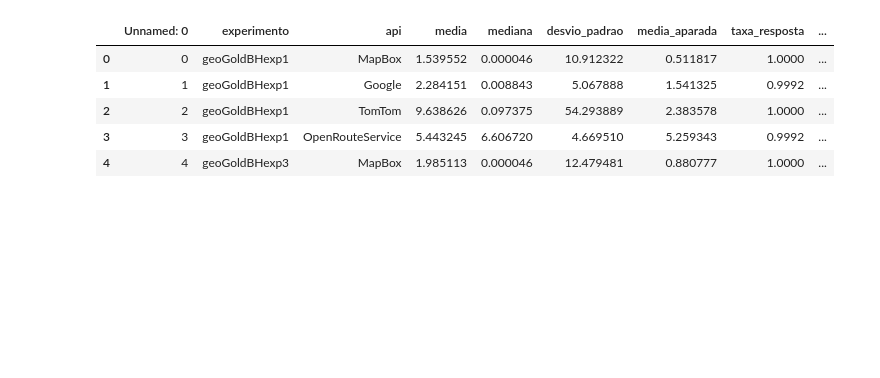
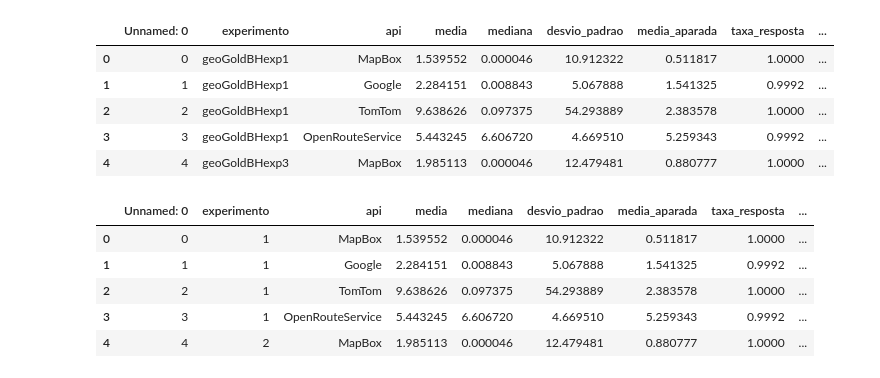
Before and after one commit to AnaLuiza241/analises-apis, a Jupyter notebook: Análise da APIS SP/construcaomapas.ipynb, the cells around one changed output. Cells and saved outputs as stored; diff of their text form; code cells hidden in the pictures; blank space fills up the shorter version.

```diff
--- a/Análise da APIS SP/construcaomapas.ipynb
+++ b/Análise da APIS SP/construcaomapas.ipynb
@@ -15,6 +13,33 @@ metricas.head()
 | 2 | 2 | geoGoldBHexp1 | TomTom | 9.638626 | 0.097375 | 54.293889 | 2.383578 | 1.0000 | ... |
 | 3 | 3 | geoGoldBHexp1 | OpenRouteService | 5.443245 | 6.606720 | 4.669510 | 5.259343 | 0.9992 | ... |
 | 4 | 4 | geoGoldBHexp3 | MapBox | 1.985113 | 0.000046 | 12.479481 | 0.880777 | 1.0000 | ... |
+# %%
+substituicoes = {
+    'geoGoldBHexp1': '1',
+    'geoGoldBHexp3': '2',
+    'geoGoldBHexp4': '2b',
+    'geoGoldBHexp5': '3',
+    'geoGoldBHexp6': '3b',
+    'geoGoldBHexp7': '4',
+    'geoGoldBHexp8': '4b',
+    'geoGoldBHexp9': '5',
+    'geoGoldBHexp10': '5b'
+}
+
+# Substituir os valores conforme o dicionário
+metricas['experimento'] = metricas['experimento'].map(substituicoes).fillna(metricas['experimento'])
+
+# Salvar o arquivo com as substituições
+metricas.to_csv('metricas_atualizado.csv', index=False)
+
+metricas.head()
+# %% [output]
+|  | Unnamed: 0 | experimento | api | media | mediana | desvio_padrao | media_aparada | taxa_resposta | ... |
+| 0 | 0 | 1 | MapBox | 1.539552 | 0.000046 | 10.912322 | 0.511817 | 1.0000 | ... |
+| 1 | 1 | 1 | Google | 2.284151 | 0.008843 | 5.067888 | 1.541325 | 0.9992 | ... |
+| 2 | 2 | 1 | TomTom | 9.638626 | 0.097375 | 54.293889 | 2.383578 | 1.0000 | ... |
+| 3 | 3 | 1 | OpenRouteService | 5.443245 | 6.606720 | 4.669510 | 5.259343 | 0.9992 | ... |
+| 4 | 4 | 2 | MapBox | 1.985113 | 0.000046 | 12.479481 | 0.880777 | 1.0000 | ... |
 # %%
 def determinar_falha(erro):
     if erro <= 0.15:
```
Also changed, not shown: parts of 3 cells of this notebook, 9 other files.
